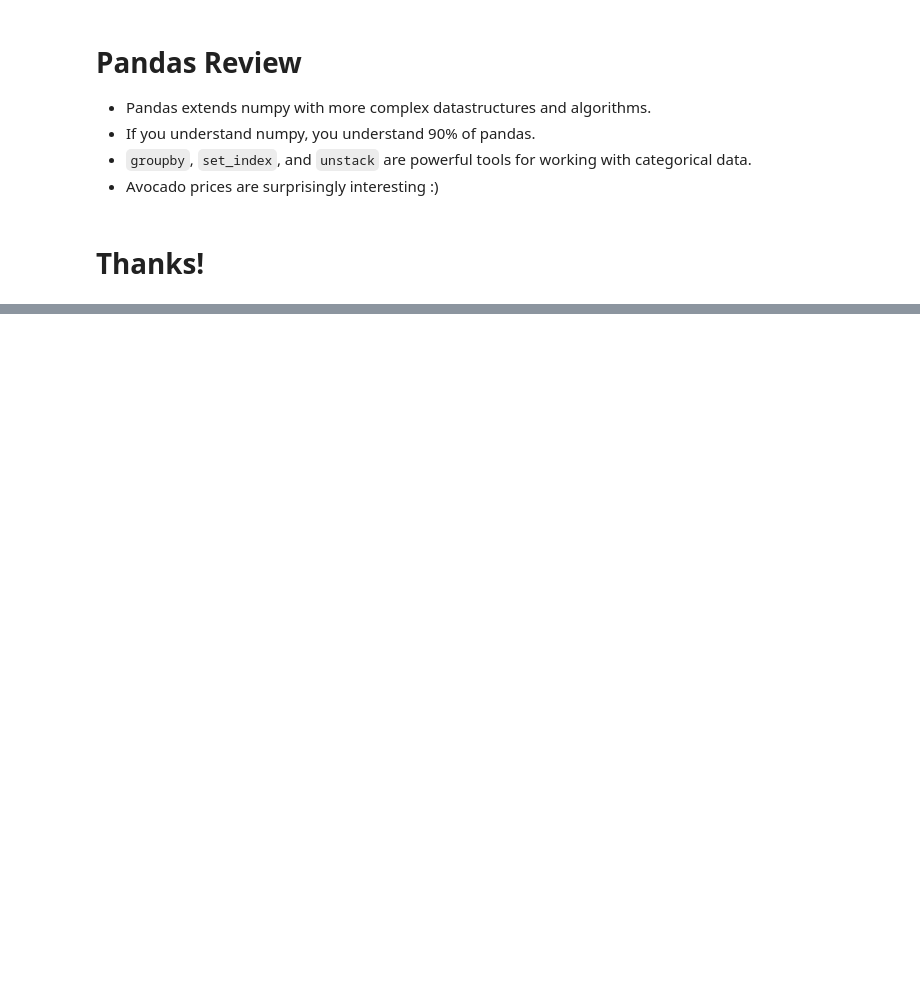
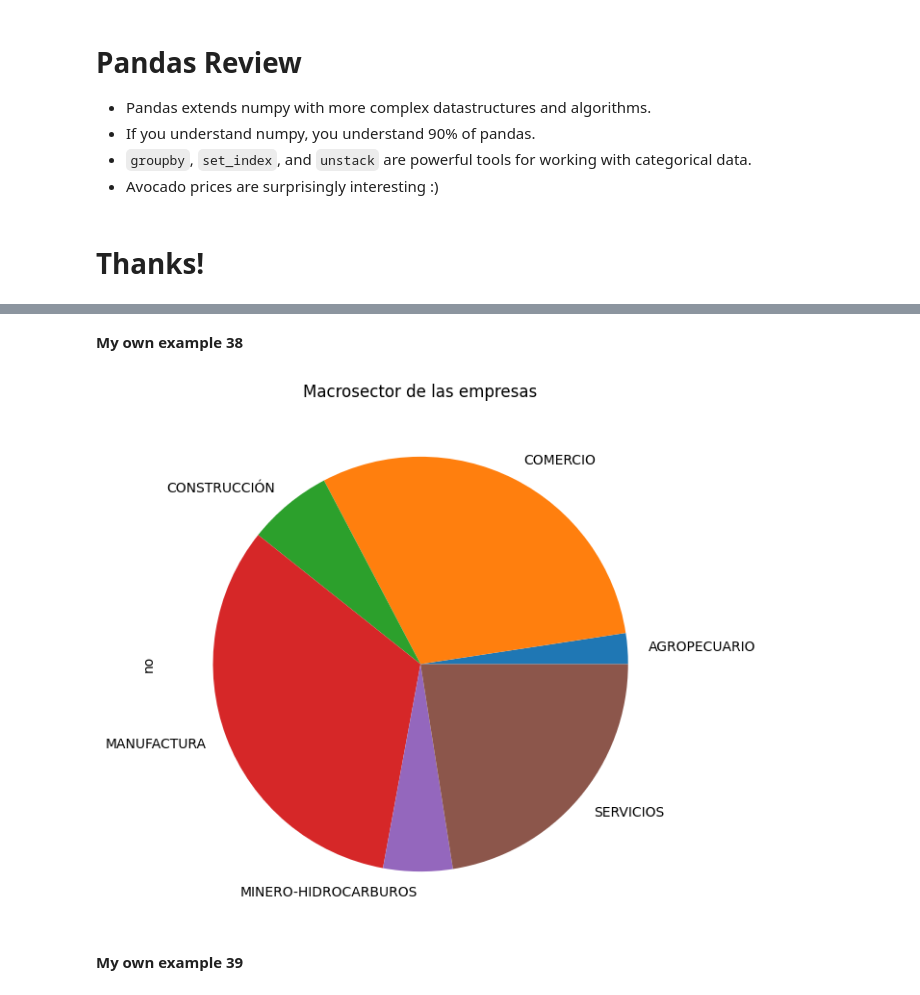
Before and after one commit to jtndavid/MetNumUN2023II, a Jupyter notebook: Lab2/jvelosal_Lab2.ipynb, the cells around one changed output, grey strips where cells are left out. Cells and saved outputs as stored; diff of their text form; code cells hidden in the pictures; blank space fills up the shorter version.

```diff
--- a/Lab2/jvelosal_Lab2.ipynb
+++ b/Lab2/jvelosal_Lab2.ipynb
@@ -1471,0 +1843,11 @@ ax.set_xticklabels(ax.get_xticklabels(), rotation=45);
+# %% [markdown]
+**My own example 38**
+# %%
+macrosector = df.groupby('macrosector')['no'].count()
+macrosector.plot(kind='pie')
+plt.title('Macrosector de las empresas')
+plt.show()
+# %% [output]
+[figure, added]
+# %% [markdown]
+**My own example 39**
```
Also changed, not shown: parts of 88 cells of this notebook.
